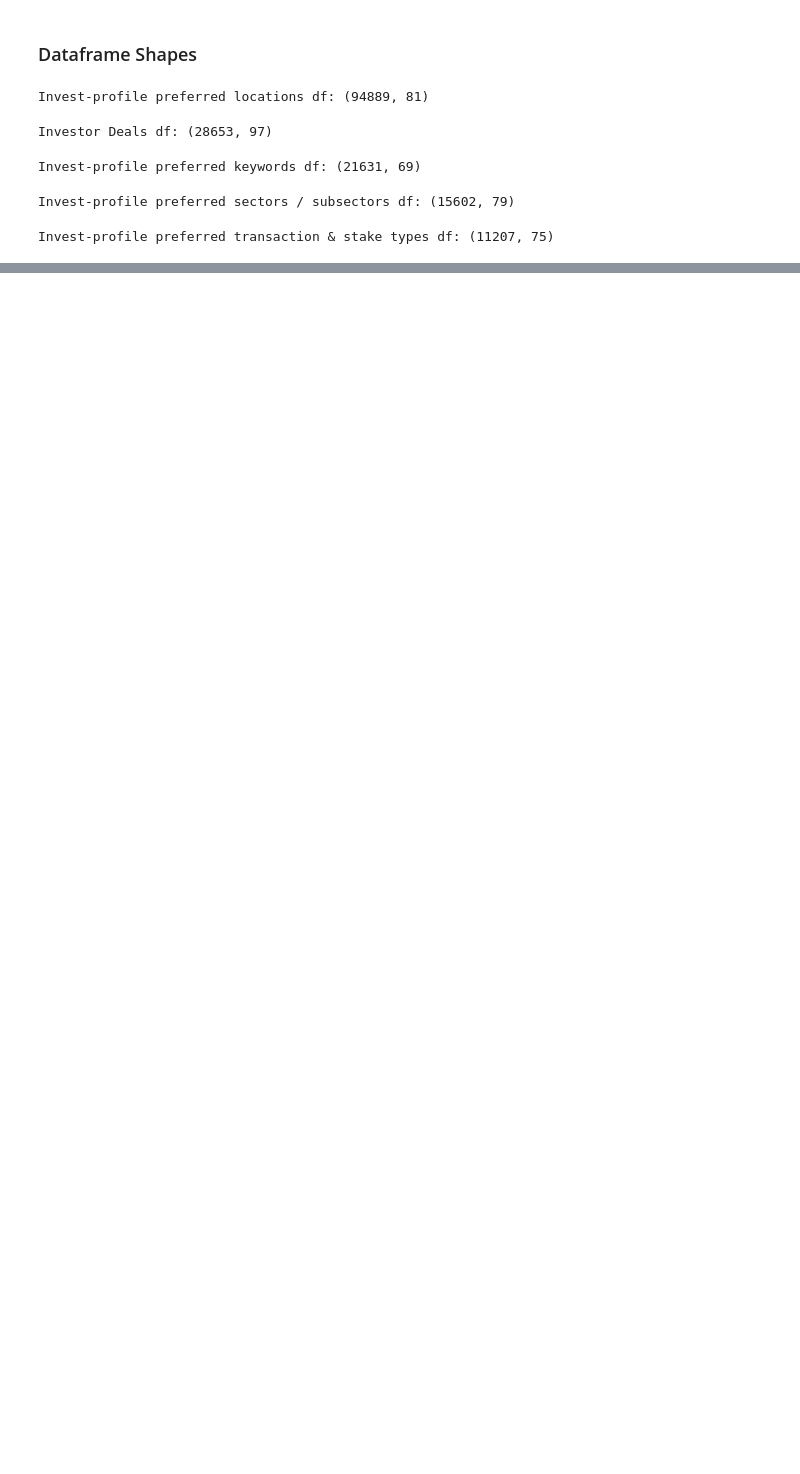
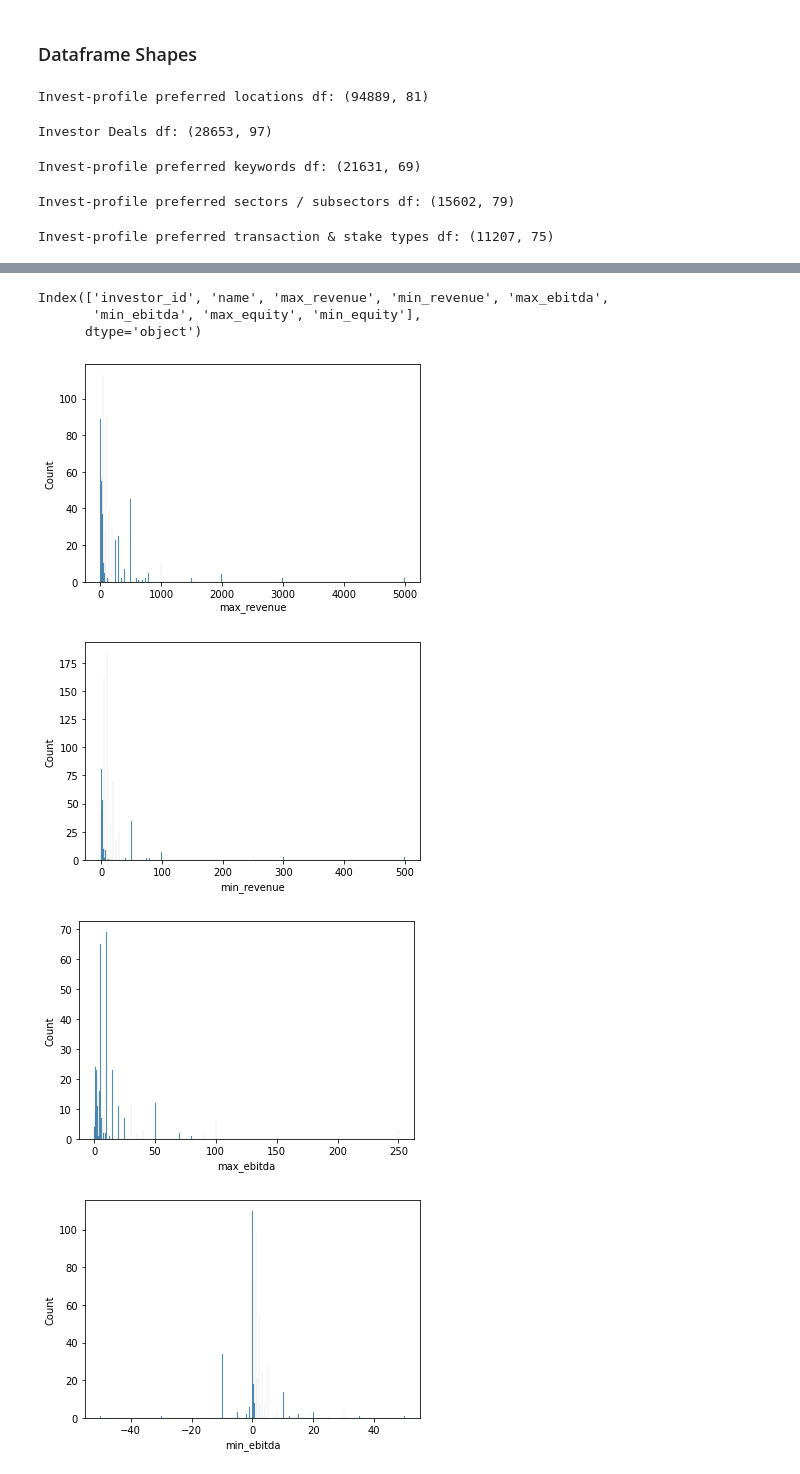
Before and after one commit to michabrz/DealMatch, a Jupyter notebook: notebooks/micha_data_cleaning.ipynb, the cells around one changed output, grey strips where cells are left out. Cells and saved outputs as stored; diff of their text form; code cells hidden in the pictures; blank space fills up the shorter version.

```diff
--- a/notebooks/micha_data_cleaning.ipynb
+++ b/notebooks/micha_data_cleaning.ipynb
@@ -151,0 +665,3 @@ Invest-profile preferred transaction & stake types df: (11207, 75)
+# %%
+invest_profile_financials = pd.read_excel('invest_profile_transaction.xlsx')
+invest_profile_financials.head()
@@ -151,0 +697,3 @@ Invest-profile preferred transaction & stake types df: (11207, 75)
+# %%
+invest_profile_financials = invest_profile_financials[['investor_id', 'name', 'max_revenue', 'min_revenue',
+       'max_ebitda', 'min_ebitda', 'max_equity', 'min_equity', 'name.2']]
@@ -151,0 +758,2 @@ Invest-profile preferred transaction & stake types df: (11207, 75)
+# %%
+invest_profile_financials.drop_duplicates(inplace=True)
@@ -151,0 +775,19 @@ Invest-profile preferred transaction & stake types df: (11207, 75)
+# %%
+invest_profile_financials.columns
+# %% [output]
+Index(['investor_id', 'name', 'max_revenue', 'min_revenue', 'max_ebitda',
+       'min_ebitda', 'max_equity', 'min_equity'],
+      dtype='object')
+# %%
+iter_cols = ['max_revenue', 'min_revenue', 'max_ebitda',
+       'min_ebitda', 'max_equity', 'min_equity']
+# %%
+for col in iter_cols:
+    g = sns.histplot(invest_profile_financials[col], bins=500)
+    #g.set(xlim=(0, 100));
+    plt.show()
+# %% [output]
+[figure, added]
+[figure, added]
+[figure, added]
+[figure, added]
```
Also changed, not shown: parts of 163 cells of this notebook, 6 other files.
